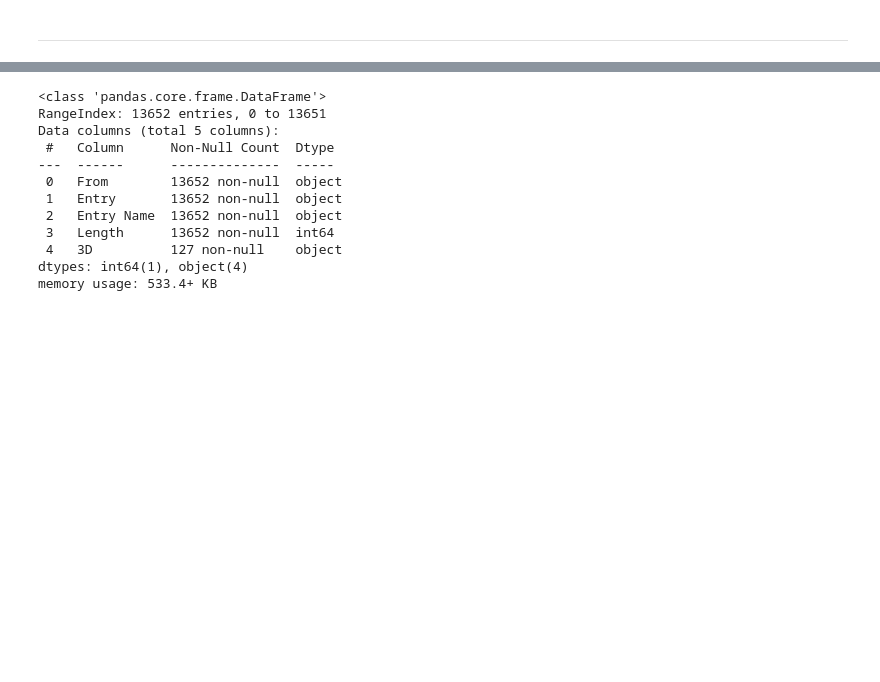
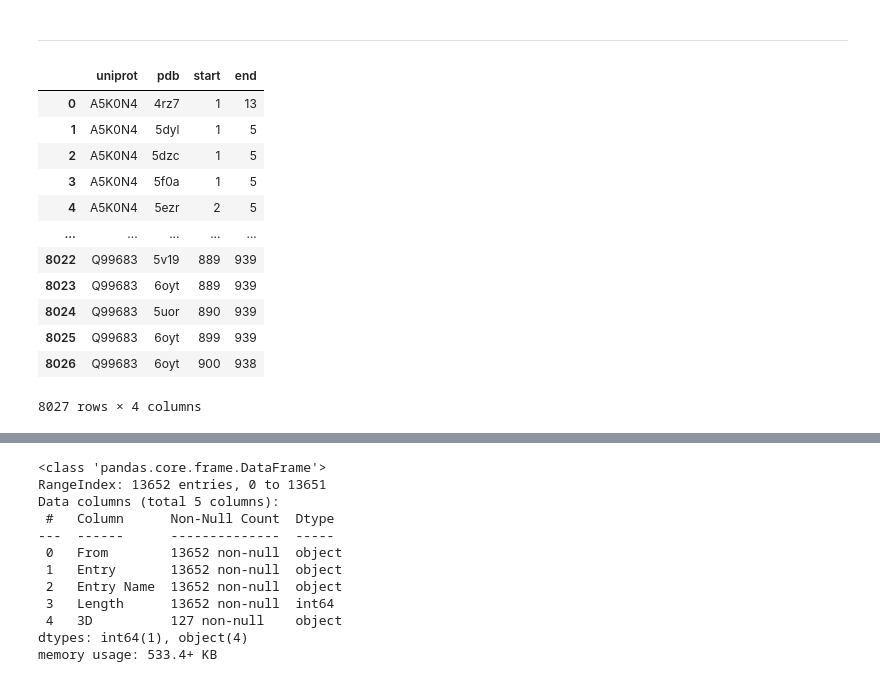
Before and after one commit to alvaro-2/cis-reg, a Jupyter notebook: scripts/orthologs.ipynb, the cells around one changed output, grey strips where cells are left out. Cells and saved outputs as stored; diff of their text form; code cells hidden in the pictures; blank space fills up the shorter version.

```diff
--- a/scripts/orthologs.ipynb
+++ b/scripts/orthologs.ipynb
@@ -691,3 +715,21 @@ regions_pdb_both.pdb.nunique()
 1904
 # %% [markdown]
 ---
+# %%
+to_merge = regions_pdb_both[['uniprot', 'pdb', 'start_b', 'end_b']]
+to_merge = to_merge.rename(columns= {'start_b': 'start', 'end_b': 'end'})
+to_merge
+# %% [output]
+|  | uniprot | pdb | start | end |
+| 0 | A5K0N4 | 4rz7 | 1 | 13 |
+| 1 | A5K0N4 | 5dyl | 1 | 5 |
+| 2 | A5K0N4 | 5dzc | 1 | 5 |
+| 3 | A5K0N4 | 5f0a | 1 | 5 |
+| 4 | A5K0N4 | 5ezr | 2 | 5 |
+| ... | ... | ... | ... | ... |
+| 8022 | Q99683 | 5v19 | 889 | 939 |
+| 8023 | Q99683 | 6oyt | 889 | 939 |
+| 8024 | Q99683 | 5uor | 890 | 939 |
+| 8025 | Q99683 | 6oyt | 899 | 939 |
+| 8026 | Q99683 | 6oyt | 900 | 938 |
+8027 rows × 4 columns
```
Also changed, not shown: parts of 26 cells of this notebook.
